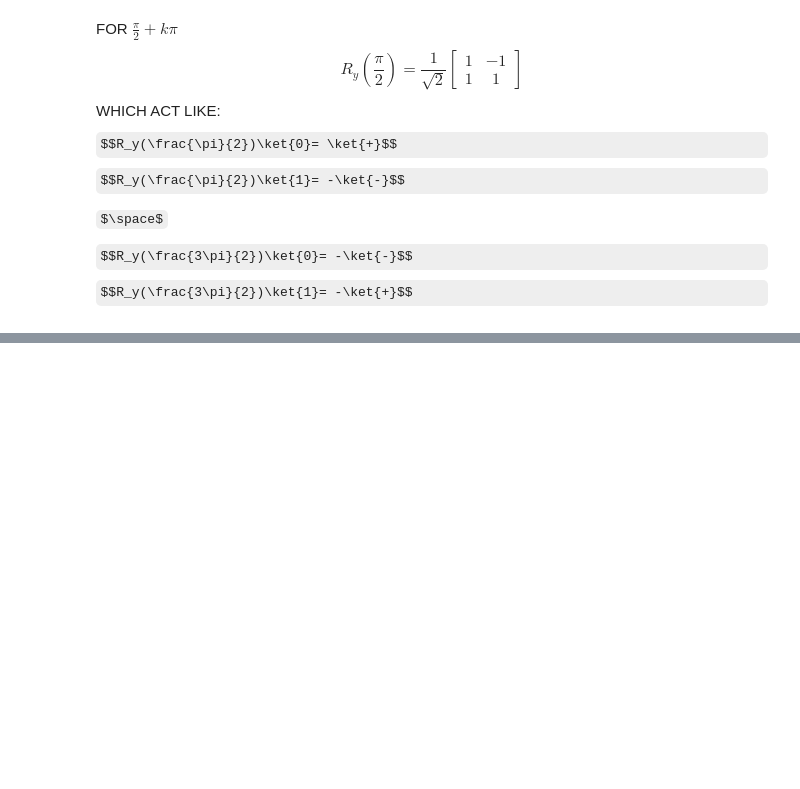
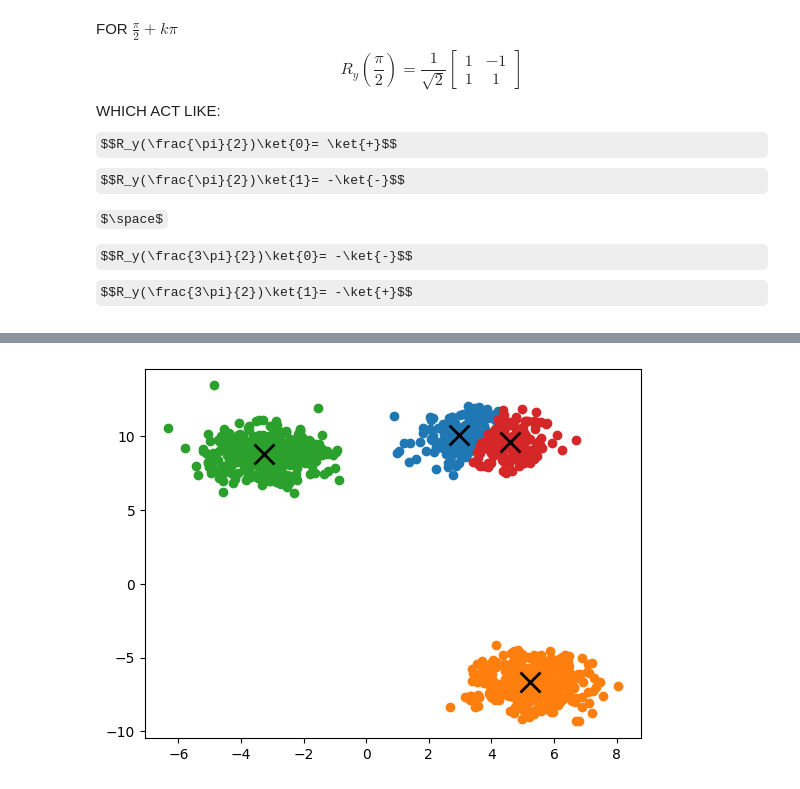
Before and after one commit to FabioTarocco/MULTILAYER-QIDA, a Jupyter notebook: cluster_analysis.ipynb, the cells around one changed output, grey strips where cells are left out. Drawn from its saved outputs; the diff is of its cells as text; code cells hidden in the pictures; some formulas as TeX source; blank space fills up the shorter version.

Commit message:
kmeans

```diff
--- a/cluster_analysis.ipynb
+++ b/cluster_analysis.ipynb
@@ -528,0 +575,10 @@ Starting Optimization!
+# %%
+from sklearn.datasets import make_blobs
+cols = ['t1','t2','t3','t4','t5','t6']
+
+#r = np.random.uniform(size = (100,6), low=-np.pi, high=np.pi)
+
+X,Y= make_blobs(1000,2)
+print(X)
+df = []
+df = pd.DataFrame(data=X, columns=["f1","f2"])
@@ -528,0 +616,27 @@ Starting Optimization!
+# %%
+
+from sklearn import cluster
+from matplotlib import pyplot as plt
+import numpy as np
+
+def kmeansshow(k,X):
+
+    kmeans = cluster.KMeans(n_clusters=k)
+    kmeans.fit_transform(X)
+
+    labels = kmeans.labels_
+    centroids = kmeans.cluster_centers_
+    #print centroids
+
+    for i in range(k):
+        ds = X[np.where(labels==i)]
+        plt.plot(ds[:,0],ds[:,1],'o')
+        lines = plt.plot(centroids[i,0],centroids[i,1],'kx')
+        plt.setp(lines,ms=15.0)
+        plt.setp(lines,mew=2.0)
+    plt.show()
+    return centroids
+# %%
+c = kmeansshow(4,df[["f1","f2"]].values)
+# %% [output]
+[figure, added]
```
Also changed, not shown: parts of 14 cells of this notebook, 2 other files.
